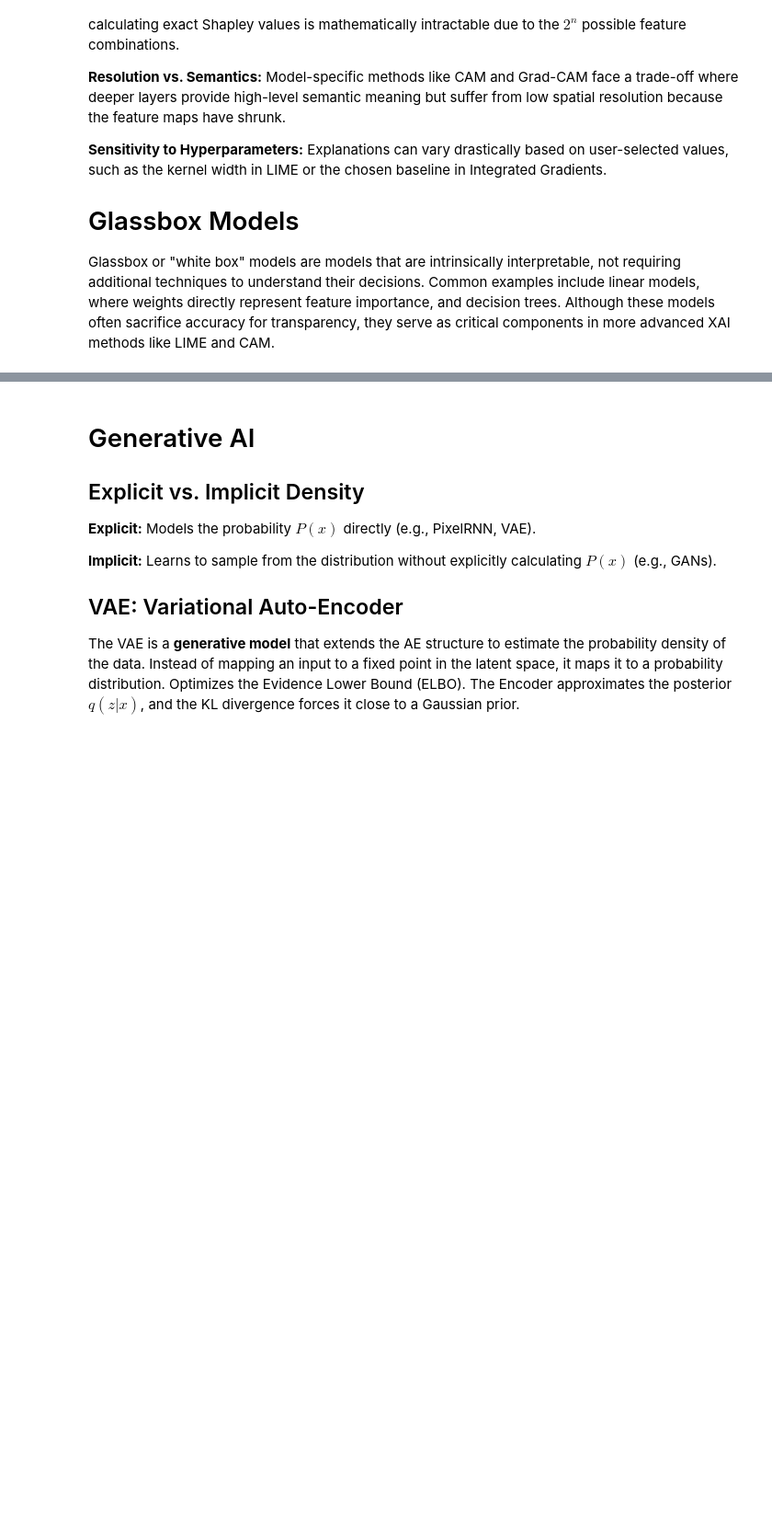
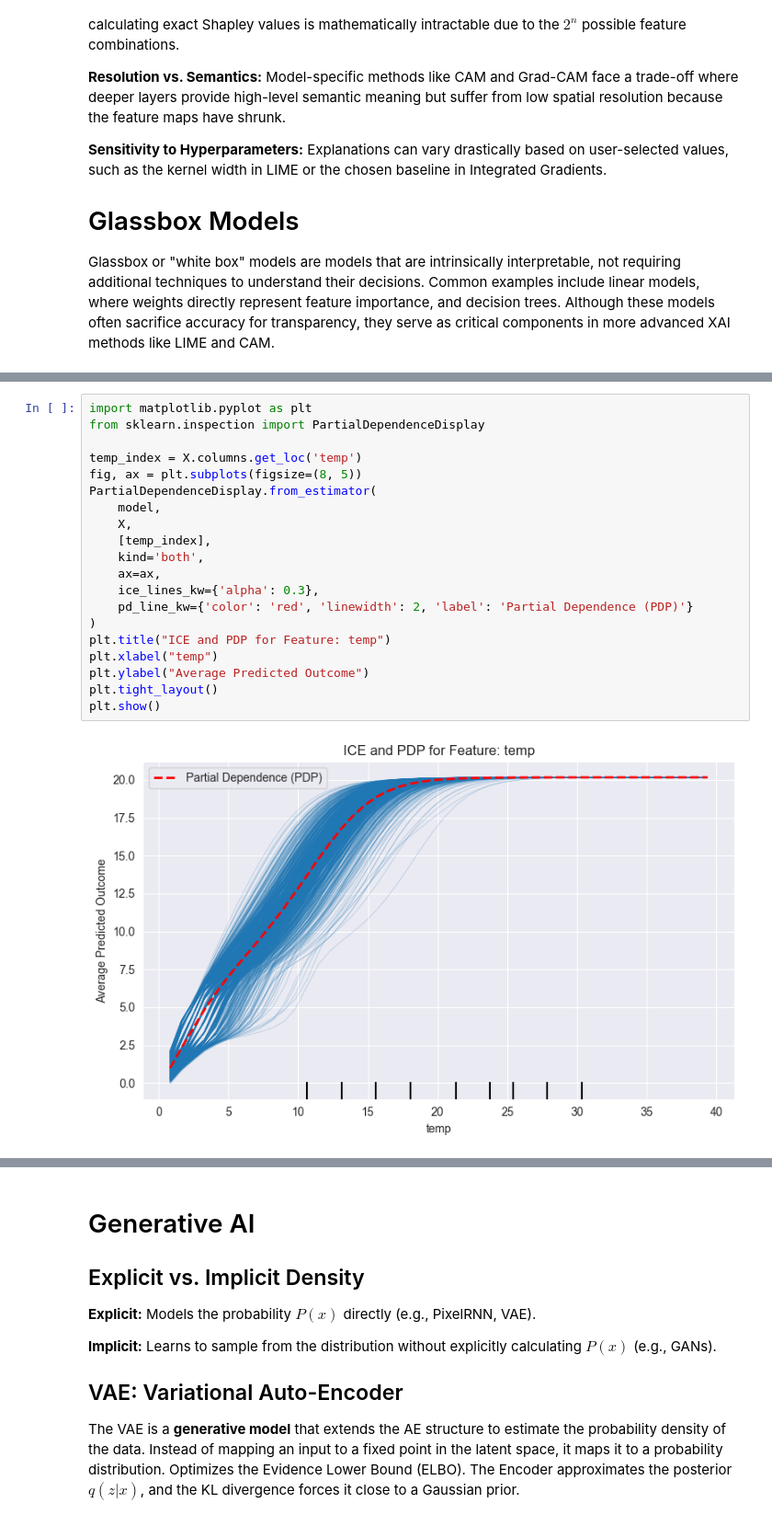
Before and after one commit to marbetschar/notes.marco.betschart.name, a Jupyter notebook: Advanced-Deep-Learning/Advanced-Deep-Learning-Summary.ipynb, the cells around one changed output, grey strips where cells are left out. Shown at 92% size. Cells and saved outputs as stored; diff of their text form; blank space fills up the shorter version.

```diff
--- a/Advanced-Deep-Learning/Advanced-Deep-Learning-Summary.ipynb
+++ b/Advanced-Deep-Learning/Advanced-Deep-Learning-Summary.ipynb
@@ -1115,0 +1166,22 @@ Vectorize by duplicating for entire matrix insert column of unique values
+# %%
+import matplotlib.pyplot as plt
+from sklearn.inspection import PartialDependenceDisplay
+
+temp_index = X.columns.get_loc('temp')
+fig, ax = plt.subplots(figsize=(8, 5))
+PartialDependenceDisplay.from_estimator(
+    model,
+    X,
+    [temp_index],
+    kind='both',
+    ax=ax,
+    ice_lines_kw={'alpha': 0.3},
+    pd_line_kw={'color': 'red', 'linewidth': 2, 'label': 'Partial Dependence (PDP)'}
+)
+plt.title("ICE and PDP for Feature: temp")
+plt.xlabel("temp")
+plt.ylabel("Average Predicted Outcome")
+plt.tight_layout()
+plt.show()
+# %% [output]
+[figure, added]
```
Also changed, not shown: parts of 11 cells of this notebook, 1 other file.
